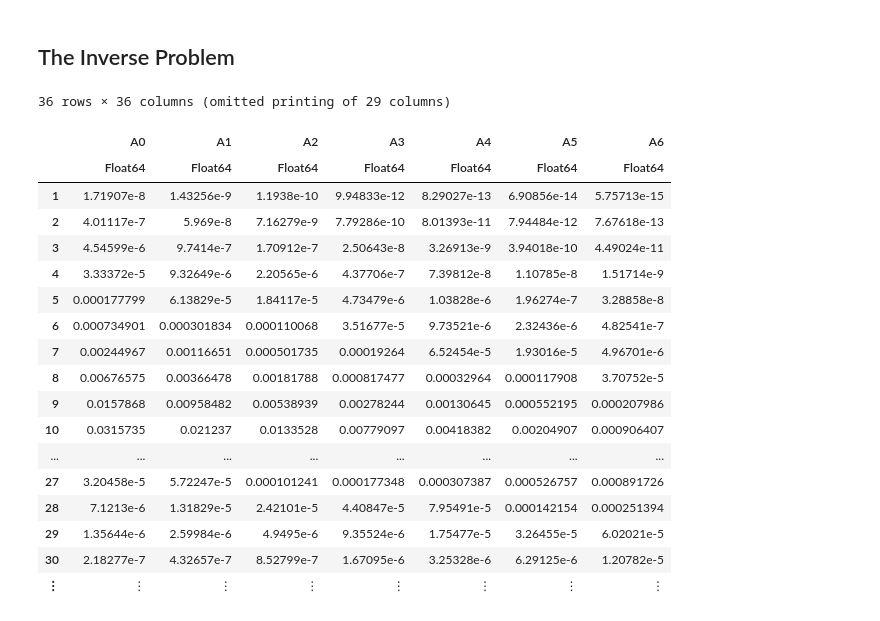
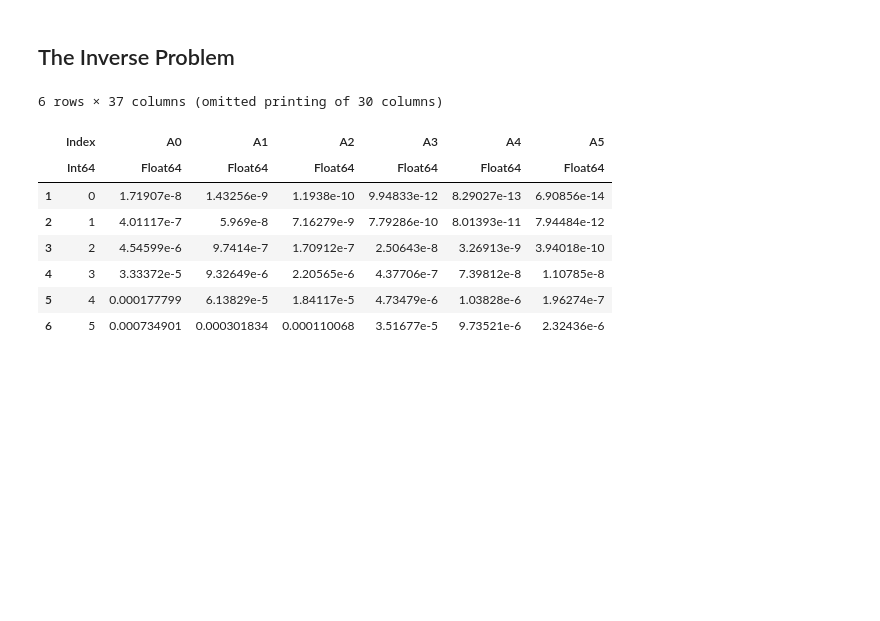
Before and after one commit to bwanab/ThinkBayes.jl, a Jupyter notebook: notebooks/think_bayes_in_julia_chapter_6.ipynb, the cells around one changed output. Drawn from its saved outputs; the diff is of its cells as text; code cells hidden in the pictures; blank space fills up the shorter version.

```diff
--- a/notebooks/think_bayes_in_julia_chapter_6.ipynb
+++ b/notebooks/think_bayes_in_julia_chapter_6.ipynb
@@ -99,32 +99,23 @@ plot!(dist_total, label="total")
 # %%
 function do_sensitive(num_sensitive, n)
     num_insensitive = n - num_sensitive
     dist_sensitive = make_binomial(num_sensitive, 0.95)
     dist_insensitive = make_binomial(num_insensitive, 0.4)
     probs(add_dist(dist_sensitive, dist_insensitive))
 end
 
-table=DataFrame([do_sensitive(ns, n) for ns in 0:n], [Symbol("A"*string(x)) for x in 0:n])
+table=DataFrame(vcat([0:n], [do_sensitive(ns, n) for ns in 0:n]), vcat([:Index], [Symbol("A"*string(x)) for x in 0:n]))
+first(table, 6)
 # %% [output]
-36 rows × 36 columns (omitted printing of 29 columns)
+6 rows × 37 columns (omitted printing of 30 columns)
-|  | A0 | A1 | A2 | A3 | A4 | A5 | A6 |
-|  | Float64 | Float64 | Float64 | Float64 | Float64 | Float64 | Float64 |
-| 1 | 1.71907e-8 | 1.43256e-9 | 1.1938e-10 | 9.94833e-12 | 8.29027e-13 | 6.90856e-14 | 5.75713e-15 |
-| 2 | 4.01117e-7 | 5.969e-8 | 7.16279e-9 | 7.79286e-10 | 8.01393e-11 | 7.94484e-12 | 7.67618e-13 |
-| 3 | 4.54599e-6 | 9.7414e-7 | 1.70912e-7 | 2.50643e-8 | 3.26913e-9 | 3.94018e-10 | 4.49024e-11 |
-| 4 | 3.33372e-5 | 9.32649e-6 | 2.20565e-6 | 4.37706e-7 | 7.39812e-8 | 1.10785e-8 | 1.51714e-9 |
-| 5 | 0.000177799 | 6.13829e-5 | 1.84117e-5 | 4.73479e-6 | 1.03828e-6 | 1.96274e-7 | 3.28858e-8 |
-| 6 | 0.000734901 | 0.000301834 | 0.000110068 | 3.51677e-5 | 9.73521e-6 | 2.32436e-6 | 4.82541e-7 |
-| 7 | 0.00244967 | 0.00116651 | 0.000501735 | 0.00019264 | 6.52454e-5 | 1.93016e-5 | 4.96701e-6 |
-| 8 | 0.00676575 | 0.00366478 | 0.00181788 | 0.000817477 | 0.00032964 | 0.000117908 | 3.70752e-5 |
-| 9 | 0.0157868 | 0.00958482 | 0.00538939 | 0.00278244 | 0.00130645 | 0.000552195 | 0.000207986 |
-| 10 | 0.0315735 | 0.021237 | 0.0133528 | 0.00779097 | 0.00418382 | 0.00204907 | 0.000906407 |
-| ... | ... | ... | ... | ... | ... | ... | ... |
-| 27 | 3.20458e-5 | 5.72247e-5 | 0.000101241 | 0.000177348 | 0.000307387 | 0.000526757 | 0.000891726 |
-| 28 | 7.1213e-6 | 1.31829e-5 | 2.42101e-5 | 4.40847e-5 | 7.95491e-5 | 0.000142154 | 0.000251394 |
-| 29 | 1.35644e-6 | 2.59984e-6 | 4.9495e-6 | 9.35524e-6 | 1.75477e-5 | 3.26455e-5 | 6.02021e-5 |
-| 30 | 2.18277e-7 | 4.32657e-7 | 8.52799e-7 | 1.67095e-6 | 3.25328e-6 | 6.29125e-6 | 1.20782e-5 |
-| ⋮ | ⋮ | ⋮ | ⋮ | ⋮ | ⋮ | ⋮ | ⋮ |
+|  | Index | A0 | A1 | A2 | A3 | A4 | A5 |
+|  | Int64 | Float64 | Float64 | Float64 | Float64 | Float64 | Float64 |
+| 1 | 0 | 1.71907e-8 | 1.43256e-9 | 1.1938e-10 | 9.94833e-12 | 8.29027e-13 | 6.90856e-14 |
+| 2 | 1 | 4.01117e-7 | 5.969e-8 | 7.16279e-9 | 7.79286e-10 | 8.01393e-11 | 7.94484e-12 |
+| 3 | 2 | 4.54599e-6 | 9.7414e-7 | 1.70912e-7 | 2.50643e-8 | 3.26913e-9 | 3.94018e-10 |
+| 4 | 3 | 3.33372e-5 | 9.32649e-6 | 2.20565e-6 | 4.37706e-7 | 7.39812e-8 | 1.10785e-8 |
+| 5 | 4 | 0.000177799 | 6.13829e-5 | 1.84117e-5 | 4.73479e-6 | 1.03828e-6 | 1.96274e-7 |
+| 6 | 5 | 0.000734901 | 0.000301834 | 0.000110068 | 3.51677e-5 | 9.73521e-6 | 2.32436e-6 |
 # %%
 plot(table[!, :A0], label="num_sensitive=0")
 plot!(table[!, :A10], label="num_sensitive=10")
```
Also changed, not shown: parts of 20 cells of this notebook, 3 other files.
